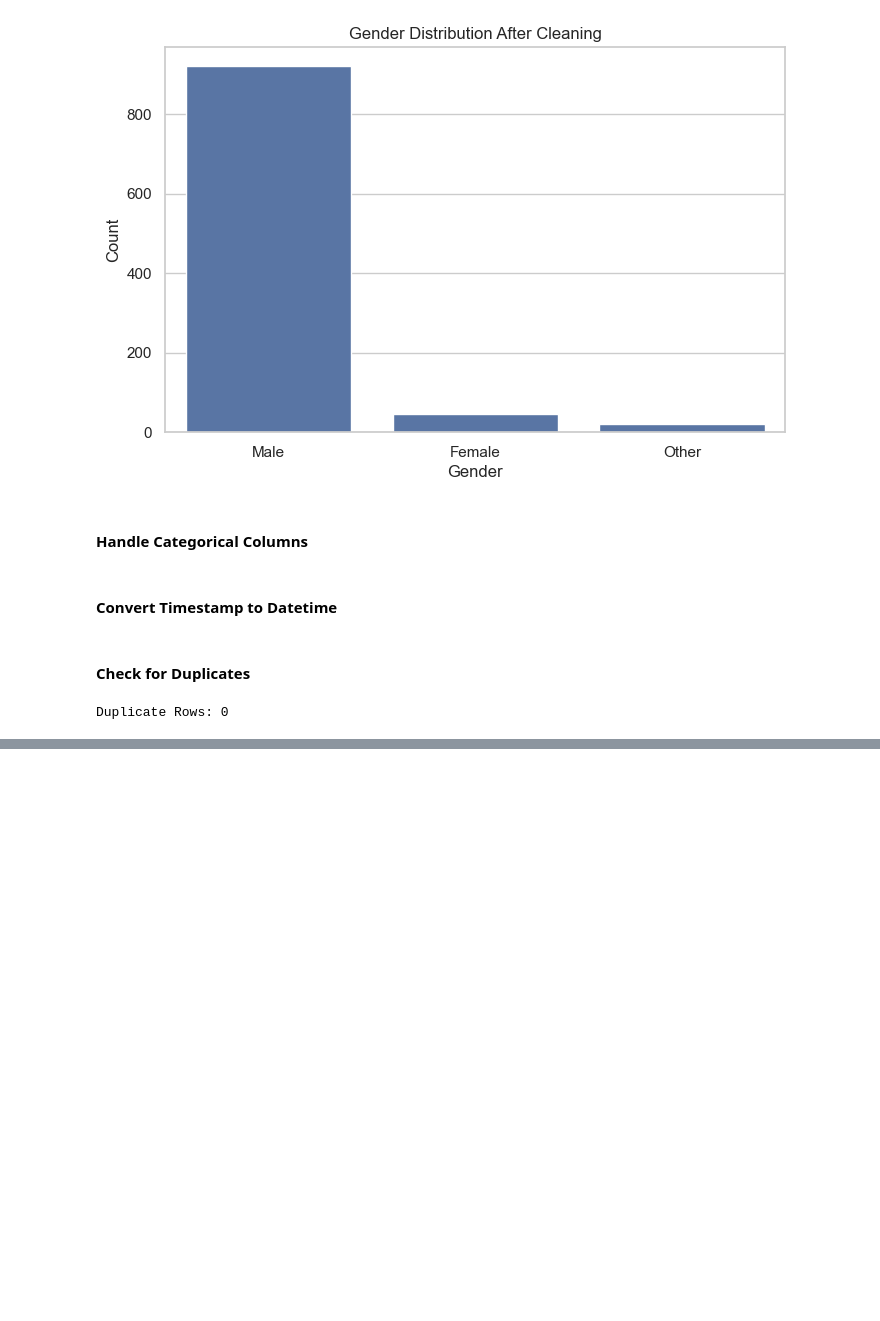
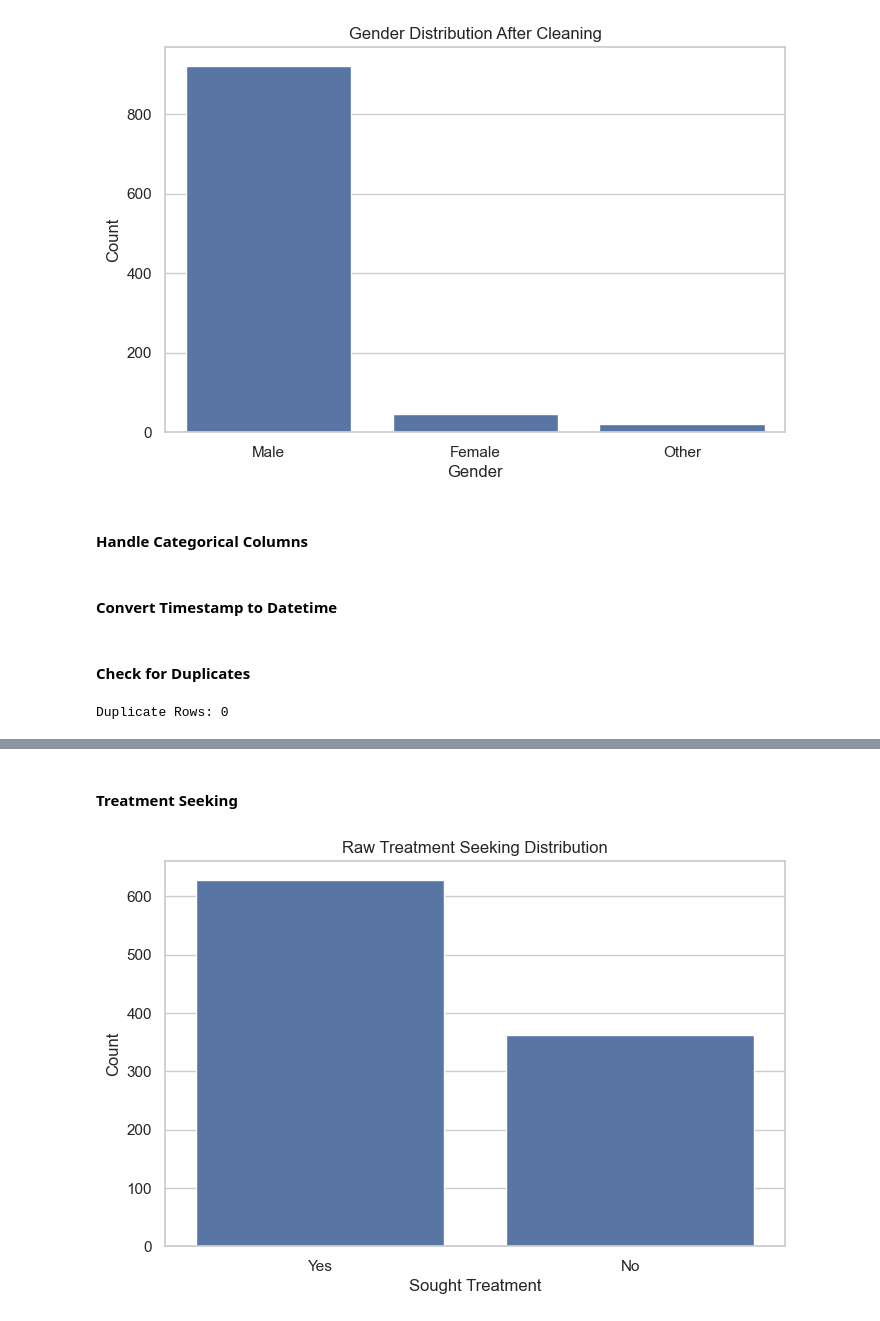
Before and after one commit to RahatBinOamr/mental-health-tech-survey, a Jupyter notebook: mental_helth.ipynb, the cells around one changed output, grey strips where cells are left out. Drawn from its saved outputs; the diff is of its cells as text; code cells hidden in the pictures; blank space fills up the shorter version.

```diff
--- a/mental_helth.ipynb
+++ b/mental_helth.ipynb
@@ -352,0 +400,11 @@ Duplicate Rows: 0
+# %% [markdown]
+#### Treatment Seeking
+# %%
+plt.figure(figsize=(8, 5))
+sns.countplot(x='treatment', data=df)
+plt.title('Raw Treatment Seeking Distribution')
+plt.xlabel('Sought Treatment')
+plt.ylabel('Count')
+plt.show()
+# %% [output]
+[figure, added]
```
Also changed, not shown: parts of 15 cells of this notebook.
